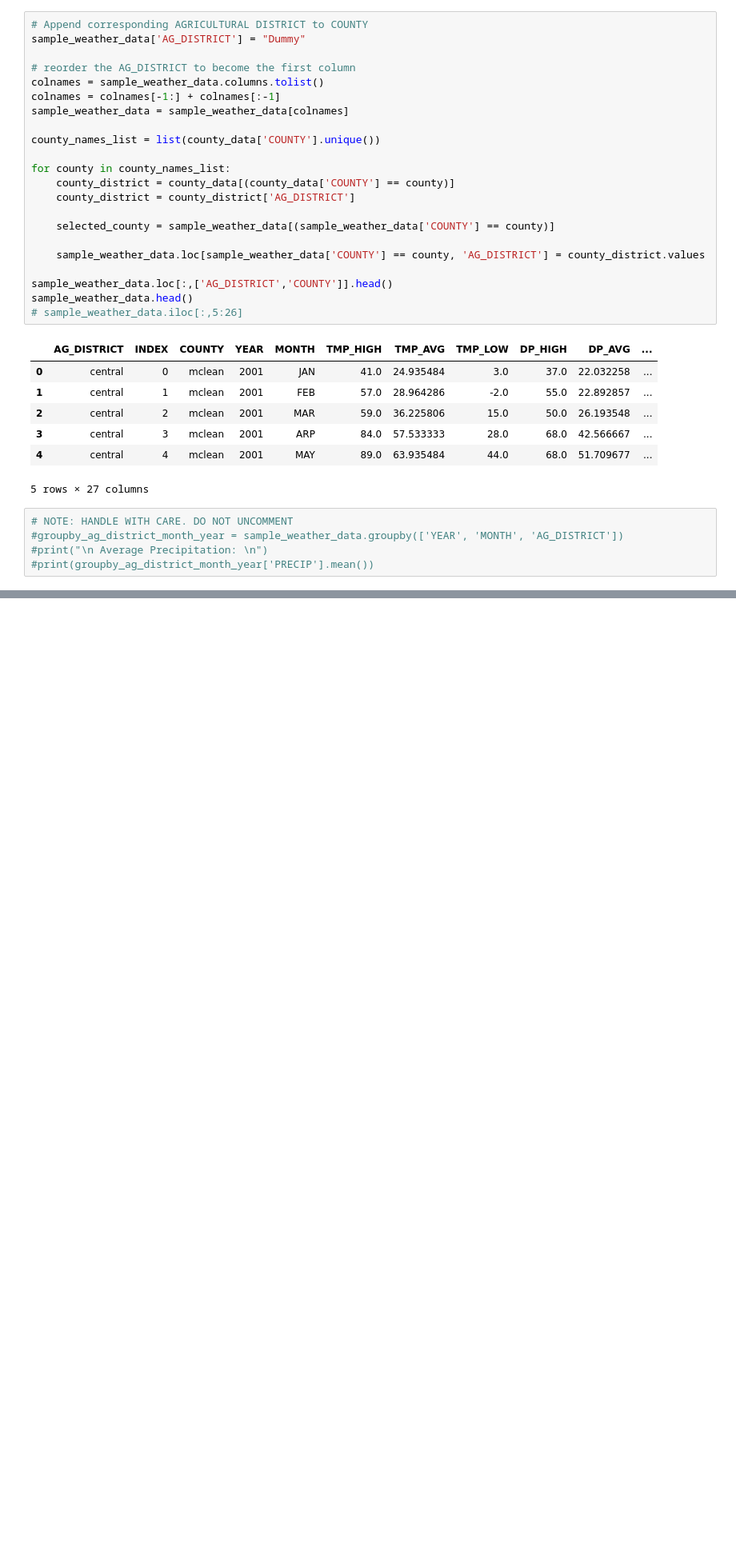
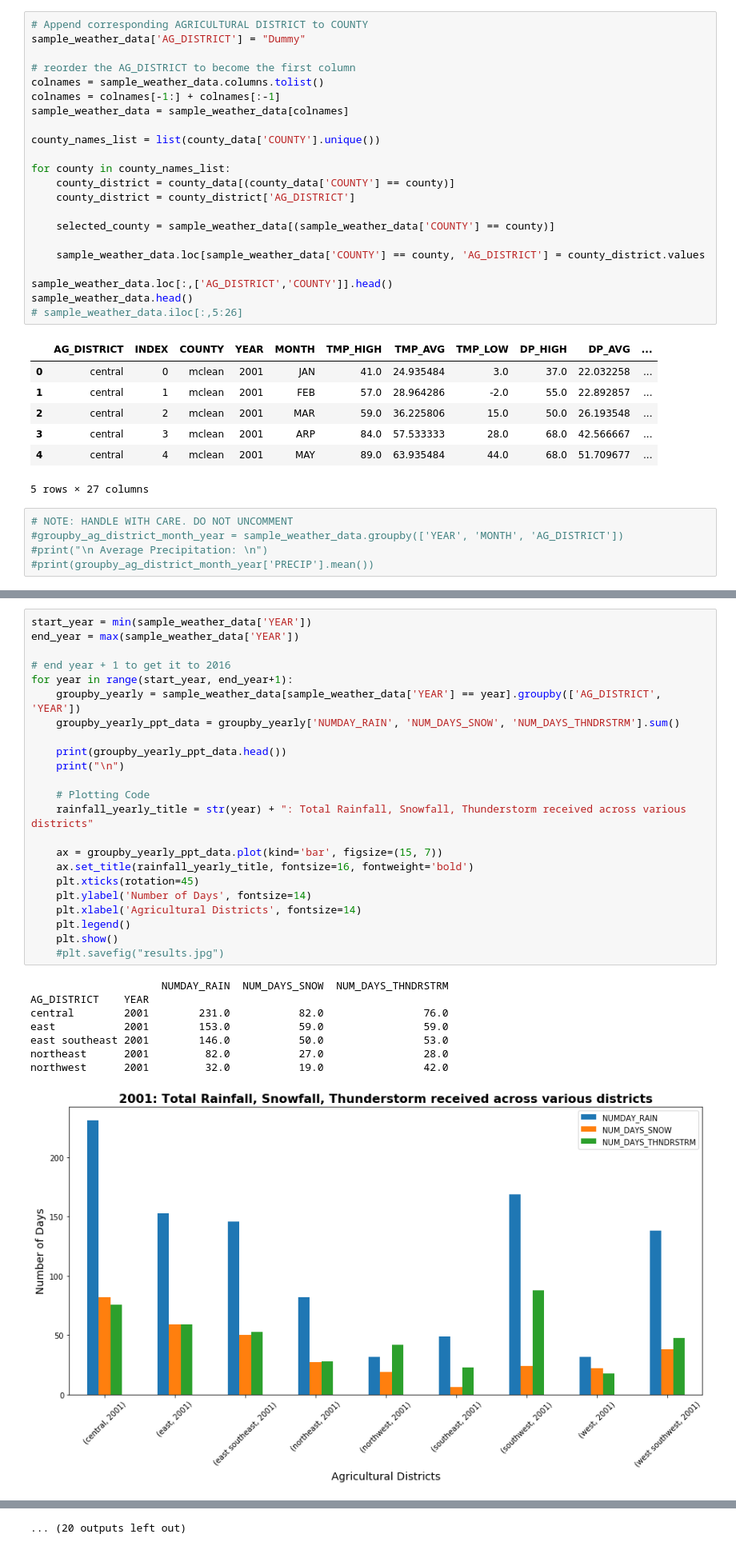
Before and after one commit to udianand/GooglePracticum, a Jupyter notebook: IL_Maize_PreProcessing_PCA.ipynb, the cells around one changed output, grey strips where cells are left out. Shown at 80% size. Saved outputs shown, nothing was run; the diff lists cells and outputs as text; blank space fills up the shorter version.

```diff
--- a/IL_Maize_PreProcessing_PCA.ipynb
+++ b/IL_Maize_PreProcessing_PCA.ipynb
@@ -238,0 +277,32 @@ sample_data.iloc[:,:]
+# %%
+start_year = min(sample_weather_data['YEAR'])
+end_year = max(sample_weather_data['YEAR'])
+
+# end year + 1 to get it to 2016
+for year in range(start_year, end_year+1):
+    groupby_yearly = sample_weather_data[sample_weather_data['YEAR'] == year].groupby(['AG_DISTRICT', 'YEAR'])
+    groupby_yearly_ppt_data = groupby_yearly['NUMDAY_RAIN', 'NUM_DAYS_SNOW', 'NUM_DAYS_THNDRSTRM'].sum()
+
+    print(groupby_yearly_ppt_data.head())
+    print("\n")
+
+    # Plotting Code
+    rainfall_yearly_title = str(year) + ": Total Rainfall, Snowfall, Thunderstorm received across various districts"
+
+    ax = groupby_yearly_ppt_data.plot(kind='bar', figsize=(15, 7))
+    ax.set_title(rainfall_yearly_title, fontsize=16, fontweight='bold')
+    plt.xticks(rotation=45)
+    plt.ylabel('Number of Days', fontsize=14)
+    plt.xlabel('Agricultural Districts', fontsize=14)
+    plt.legend()
+    plt.show()
+    #plt.savefig("results.jpg")
+# %% [output]
+                     NUMDAY_RAIN  NUM_DAYS_SNOW  NUM_DAYS_THNDRSTRM
+AG_DISTRICT    YEAR
+central        2001        231.0           82.0                76.0
+east           2001        153.0           59.0                59.0
+east southeast 2001        146.0           50.0                53.0
+northeast      2001         82.0           27.0                28.0
+northwest      2001         32.0           19.0                42.0
+[figure, added]
@@ -238,0 +349 @@ sample_data.iloc[:,:]
+... (20 outputs left out)
```
Also changed, not shown: parts of 15 cells of this notebook, 1 other file.
